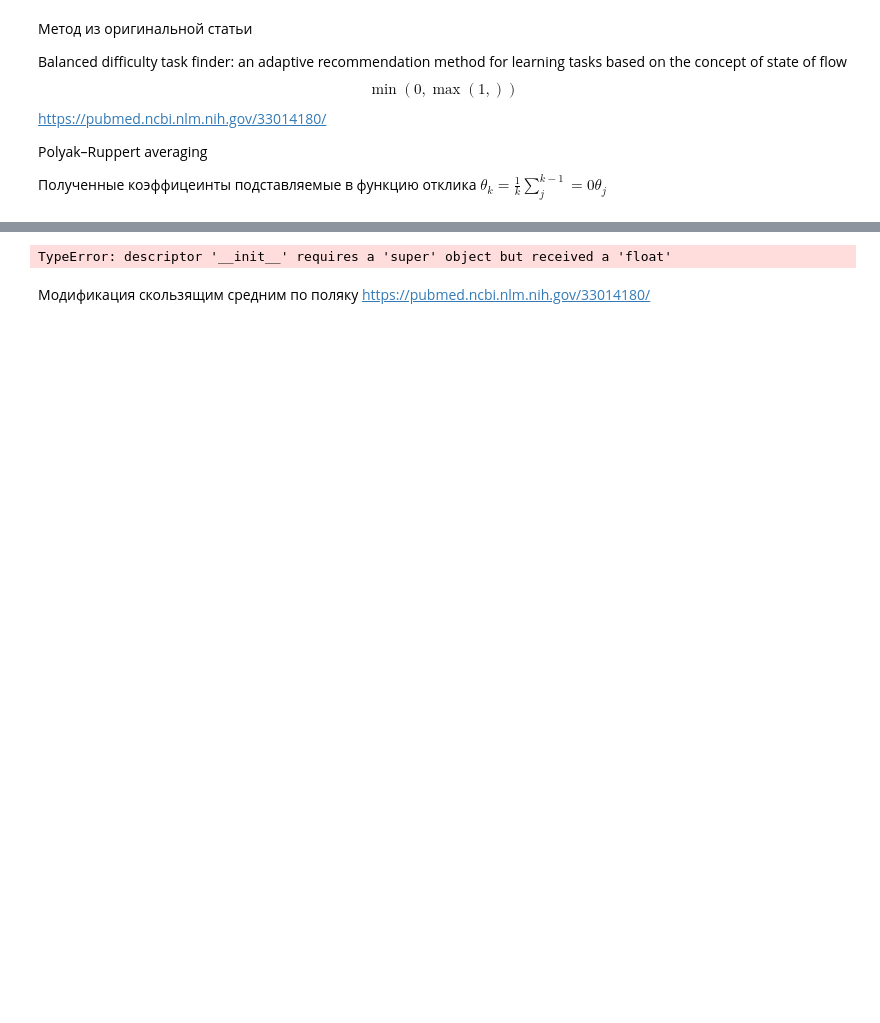
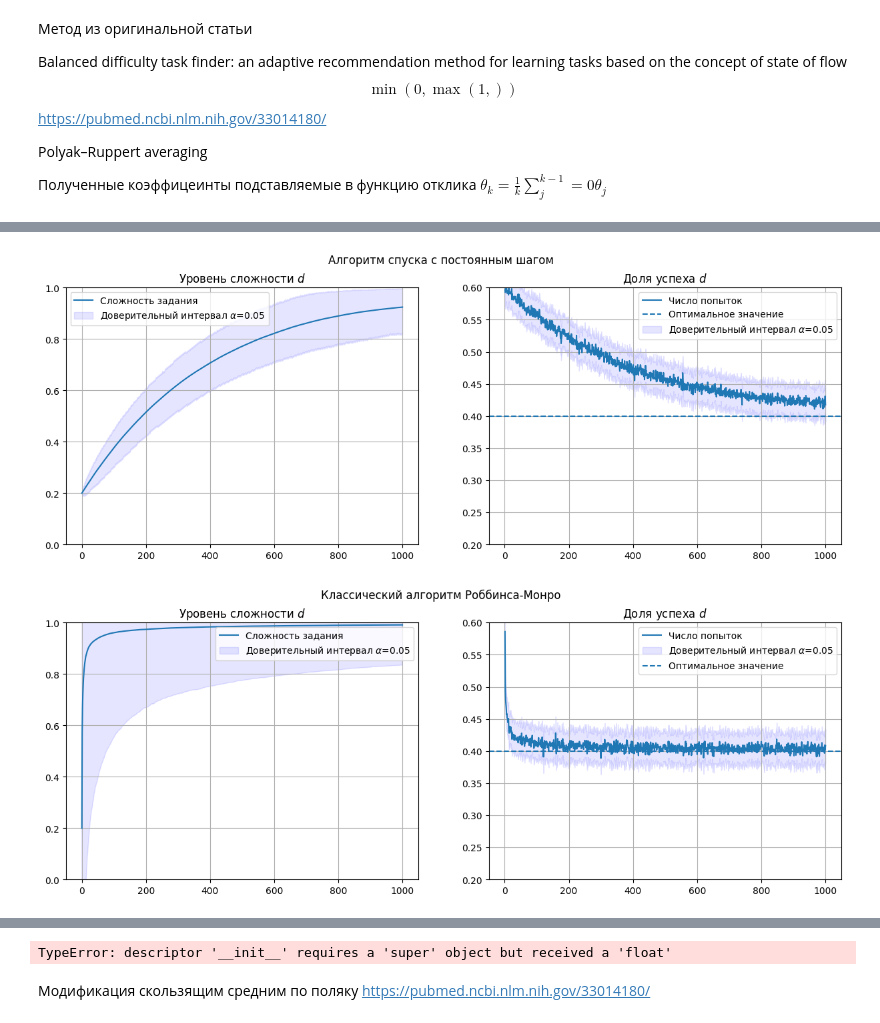
Before and after one commit to NMashalov/EducationGenerativeModelApplication, a Jupyter notebook: experiment/stoch_approx.ipynb, the cells around one changed output, grey strips where cells are left out. Drawn from its saved outputs; the diff is of its cells as text; code cells hidden in the pictures; blank space fills up the shorter version.

```diff
--- a/experiment/stoch_approx.ipynb
+++ b/experiment/stoch_approx.ipynb
@@ -316,22 +363,44 @@ response_function = ResponseFunction(elo(
 # %%
 experiment_results = Test(
     initial_difficulty = initial_difficulty,
     rounds=1000,
-    tries=1_000,
+    tries=10_000,
     response_function = response_function,
     update_rule=ProjectedUpdateRule(
-        response_rate=0.2,
+        response_rate=0.01,
+        optimal_try_rate=optimal_try_rate
+    ),
+).perform().history
+
+(
+    Plotter('Алгоритм спуска с постоянным шагом',)
+    .plot_mean(experiment_results)
+    .plot_hline(optimal_try_rate)
+    .confidence_interval(experiment_results)
+    .show()
+)
+
+
+experiment_results = Test(
+    initial_difficulty = initial_difficulty,
+    rounds=1000,
+    tries=10_000,
+    response_function = response_function,
+    update_rule=RobinsUpdateRule(
+        response_rate=2,
         optimal_try_rate=optimal_try_rate
     ),
 ).perform().history
 (
-    Plotter('Алгоритм спуска с постоянным шагом',)
+    Plotter('Классический алгоритм Роббинса-Монро',)
     .plot_mean(experiment_results)
+    .confidence_interval(experiment_results)
     .plot_hline(optimal_try_rate)
-    .plot_trajectories(experiment_results,3)
-    .confidence_interval(experiment_results)
     .show()
 )
+# %% [output]
+[figure, added]
+[figure, added]
 # %%
 experiment_results = Test(
     initial_difficulty = initial_difficulty,
```
Also changed, not shown: parts of 15 cells of this notebook, 18 other files.
